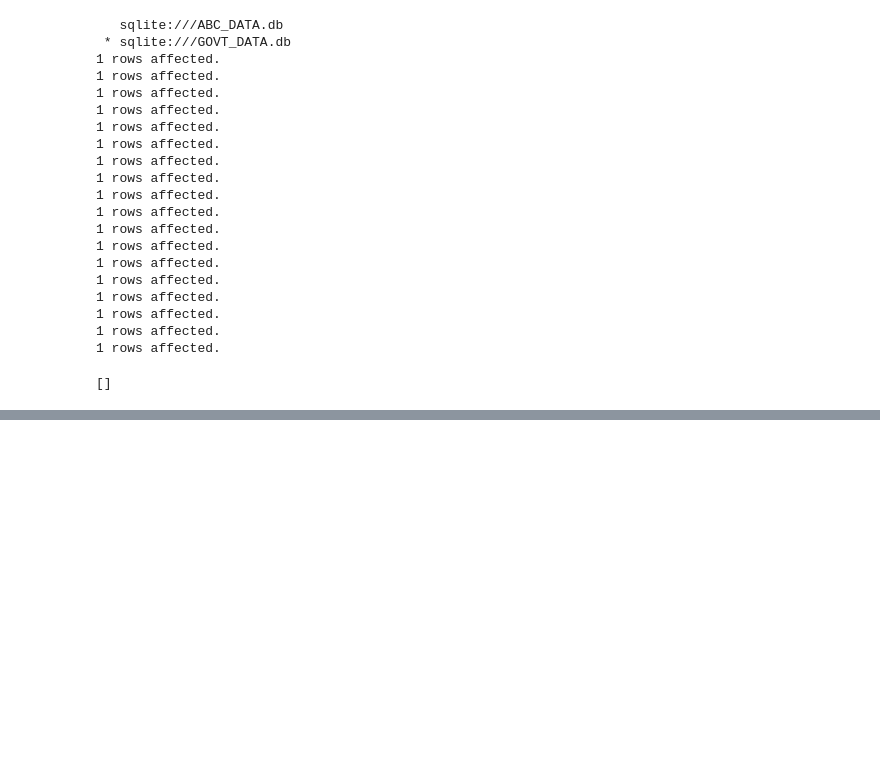
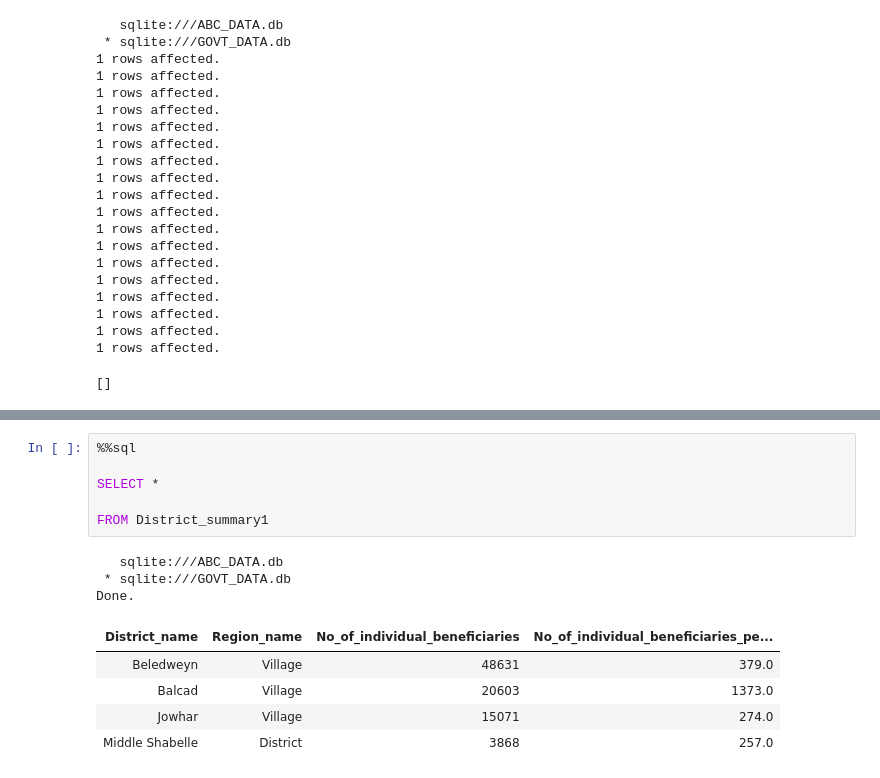
Before and after one commit to mandem296/SQLite-Chinook, a Jupyter notebook: SQL_&_PowerBi_Challenges.ipynb, the cells around one changed output, grey strips where cells are left out. Saved outputs shown, nothing was run; the diff lists cells and outputs as text; blank space fills up the shorter version.

```diff
--- a/SQL_&_PowerBi_Challenges.ipynb
+++ b/SQL_&_PowerBi_Challenges.ipynb
@@ -726,0 +775,15 @@ INSERT INTO jurisdiction_hierarchy VALUES(18,'Bayaxaw','Village','Jowhar');
+# %%
+%%sql
+
+SELECT *
+
+FROM District_summary1
+# %% [output]
+   sqlite:///ABC_DATA.db
+ * sqlite:///GOVT_DATA.db
+Done.
+| District_name | Region_name | No_of_individual_beneficiaries | No_of_individual_beneficiaries_pe... |
+| Beledweyn | Village | 48631 | 379.0 |
+| Balcad | Village | 20603 | 1373.0 |
+| Jowhar | Village | 15071 | 274.0 |
+| Middle Shabelle | District | 3868 | 257.0 |
```
Also changed, not shown: parts of 9 cells of this notebook.
